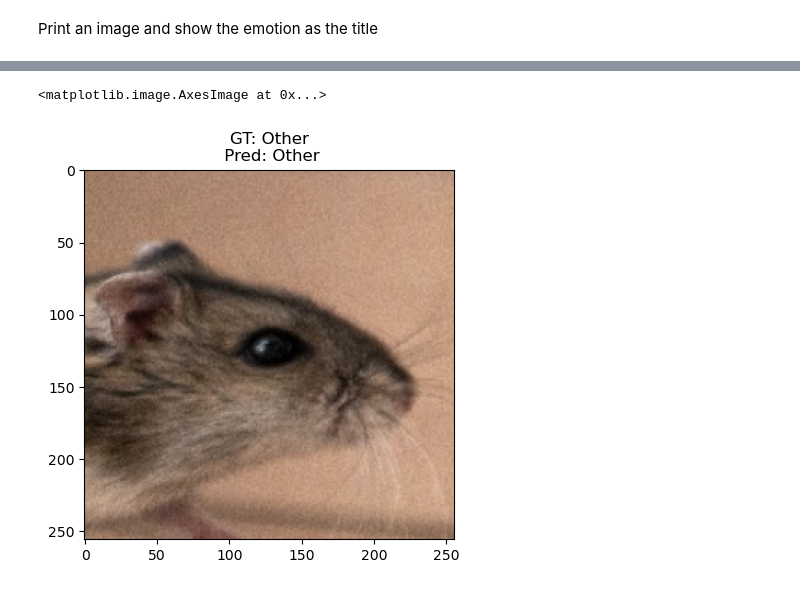
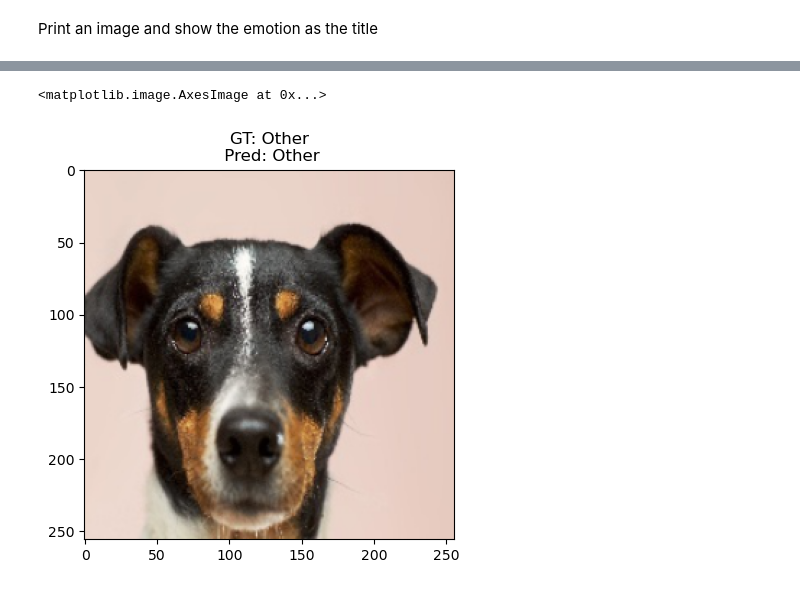
Before and after one commit to toivow/PetFacialExpression, a Jupyter notebook: Notebook.ipynb, the cells around one changed output, grey strips where cells are left out. Cells and saved outputs as stored; diff of their text form; code cells hidden in the pictures.

```diff
--- a/Notebook.ipynb
+++ b/Notebook.ipynb
@@ -134,11 +133,10 @@ plt.plot(val_losses)
 # %%
 model.eval()
-img, label = dataset_train[randint(0, len(dataset_val)-1)]
-img, label = next(iter(train_loader))
+img, label = dataset_val[randint(0, len(dataset_val)-1)]
 pred = torch.argmax(torch.softmax(model(img[None,:].to(device)), dim=1), dim=1)
 img = img.permute(1, 2, 0).to(device)
 plt.title("GT: " + dataset_train.dataset.classes[label] + "\n Pred: " + dataset_train.dataset.classes[pred.item()])
 plt.imshow(img.detach().cpu())
 # %% [output]
 <matplotlib.image.AxesImage at 0x...>
-[figure, old version]
+[figure, new version]
```
Also changed, not shown: parts of 2 cells of this notebook.
